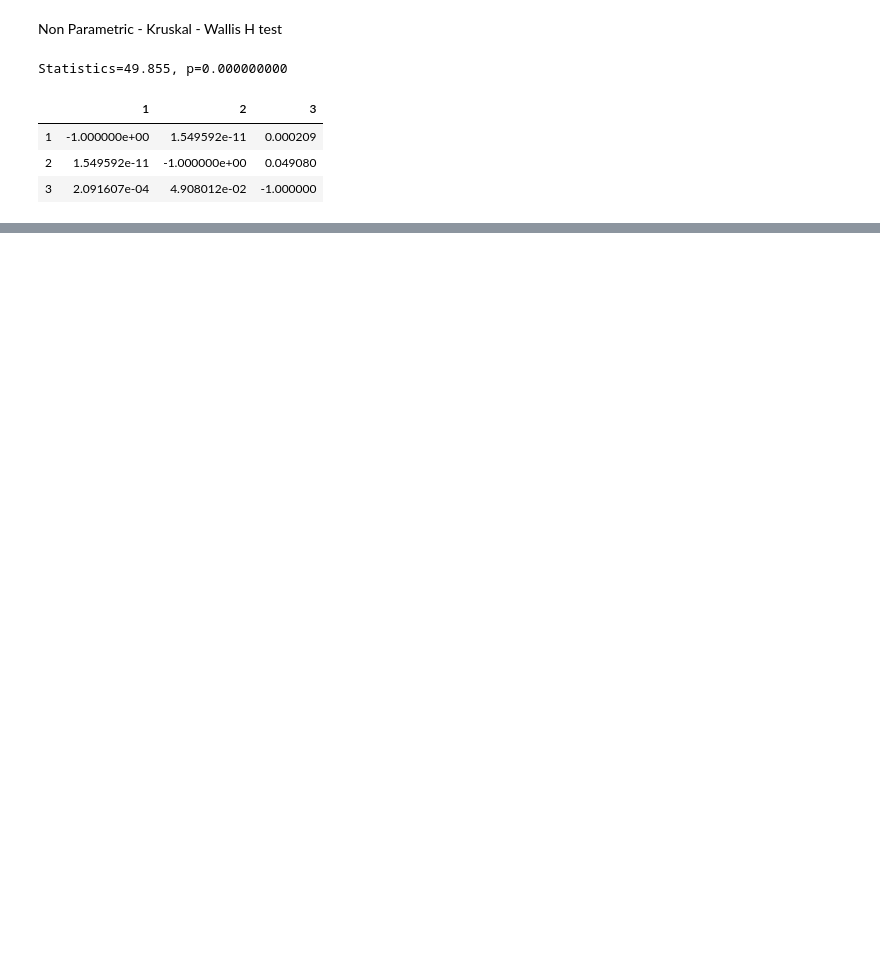
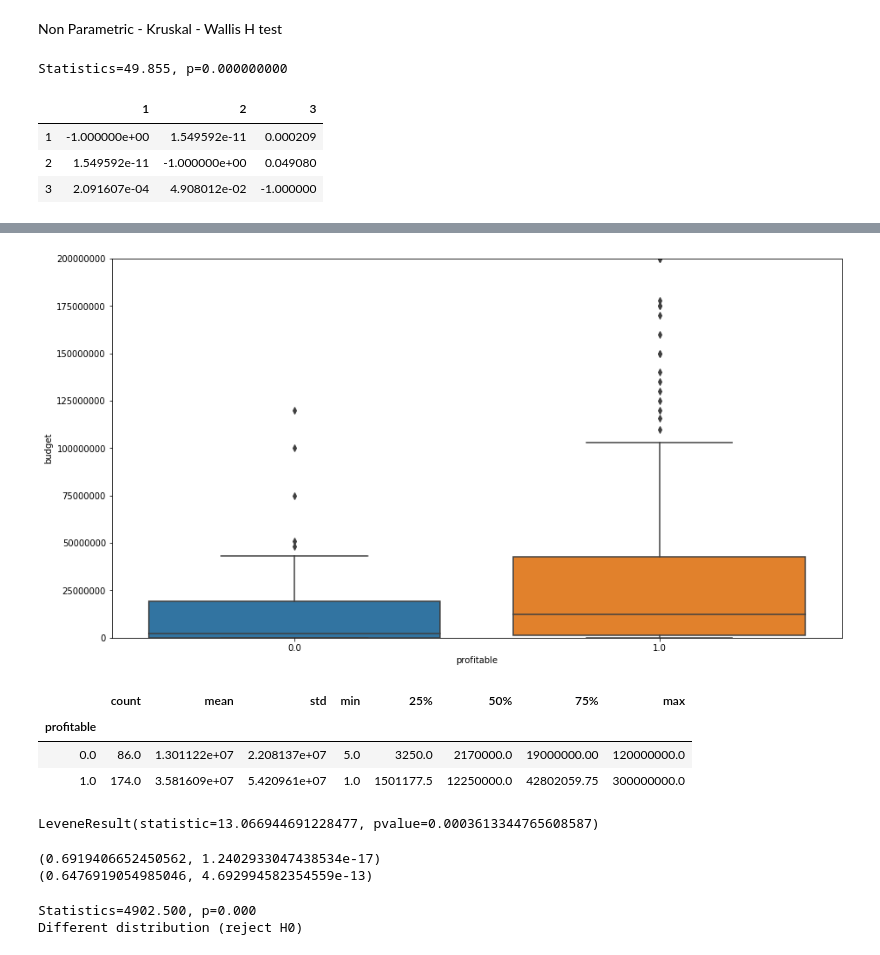
Before and after one commit to joekryan/FlatironMod3Project, a Jupyter notebook: Hypothesis Testing Jahir.ipynb, the cells around one changed output, grey strips where cells are left out. Cells and saved outputs as stored; diff of their text form; code cells hidden in the pictures; blank space fills up the shorter version.

```diff
--- a/Hypothesis Testing Jahir.ipynb
+++ b/Hypothesis Testing Jahir.ipynb
@@ -544,0 +601,4 @@ sp.posthoc_dunn([comedy, drama, drama_comedy], p_adjust = 'holm')
+# %%
+df_revenue.reset_index(inplace=True)
+# %%
+df_revenue.drop(columns ='index', inplace=True)
@@ -544,0 +630,5 @@ sp.posthoc_dunn([comedy, drama, drama_comedy], p_adjust = 'holm')
+# %%
+df_revenue['profitable'] = df_revenue.revenue - df_revenue.budget
+
+df_revenue.loc[df_revenue.profitable > 0, 'profitable'] = 1
+df_revenue.loc[df_revenue.profitable <= 0, 'profitable'] = 0
@@ -544,0 +644,16 @@ sp.posthoc_dunn([comedy, drama, drama_comedy], p_adjust = 'holm')
+# %%
+df_revenue.loc[df_revenue.day_of_week == 0, 'day_of_week'] = 'Mon'
+df_revenue.loc[df_revenue.day_of_week == 1, 'day_of_week'] = 'Tue'
+df_revenue.loc[df_revenue.day_of_week == 2, 'day_of_week'] = 'Wed'
+df_revenue.loc[df_revenue.day_of_week == 3, 'day_of_week'] = 'Thu'
+df_revenue.loc[df_revenue.day_of_week == 4, 'day_of_week'] = 'Fri'
+df_revenue.loc[df_revenue.day_of_week == 5, 'day_of_week'] = 'Sat'
+df_revenue.loc[df_revenue.day_of_week == 6, 'day_of_week'] = 'Sun'
+
+# data1 = df_revenue['revenue'][df_revenue['day_of_week'] == 0]
+# data2 = df_revenue['revenue'][df_revenue['day_of_week'] == 1]
+# data3 = df_revenue['revenue'][df_revenue['day_of_week'] == 2]
+# data4 = df_revenue['revenue'][df_revenue['day_of_week'] == 3]
+# data5 = df_revenue['revenue'][df_revenue['day_of_week'] == 4]
+# data6 = df_revenue['revenue'][df_revenue['day_of_week'] == 5]
+# data7 = df_revenue['revenue'][df_revenue['day_of_week'] == 6]
@@ -544,0 +680,40 @@ sp.posthoc_dunn([comedy, drama, drama_comedy], p_adjust = 'holm')
+# %%
+plt.figure(figsize=(15,8))
+plt.ylim(top=200000000)
+plt.ticklabel_format(style='plain')
+sns.boxplot(x="profitable", y="budget", data=df_revenue)
+plt.show()
+# %% [output]
+[figure, added]
+# %%
+df_profitable = df_revenue[df_revenue['profitable'] ==1]
+df_not_profitable = df_revenue[df_revenue['profitable'] ==0]
+
+df_revenue.groupby('profitable')['budget'].describe()
+# %% [output]
+|  | count | mean | std | min | 25% | 50% | 75% | max |
+| profitable |  |  |  |  |  |  |  |  |
+| 0.0 | 86.0 | 1.301122e+07 | 2.208137e+07 | 5.0 | 3250.0 | 2170000.0 | 19000000.00 | 120000000.0 |
+| 1.0 | 174.0 | 3.581609e+07 | 5.420961e+07 | 1.0 | 1501177.5 | 12250000.0 | 42802059.75 | 300000000.0 |
+# %%
+# Levene's test for homogeneity of variance  is significant
+# so should conduct Welch's T-Test instead of students T-Test
+stats.levene(df_profitable['budget'], df_not_profitable['budget'])
+# %% [output]
+LeveneResult(statistic=13.066944691228477, pvalue=0.0003613344765608587)
+# %%
+# residuals not normally distributed so should use nonparametric tests
+
+print(stats.shapiro(df_profitable['revenue']))
+print(stats.shapiro(df_not_profitable['revenue']))
+# %% [output]
+(0.6919406652450562, 1.2402933047438534e-17)
+(0.6476919054985046, 4.692994582354559e-13)
+# %%
+
+#mann whitney test at alpha = 0.05
+
+mann_whitney_u(df_profitable['budget'], df_not_profitable['budget'])
+# %% [output]
+Statistics=4902.500, p=0.000
+Different distribution (reject H0)
```
Also changed, not shown: parts of 51 cells of this notebook, 1 other file.
